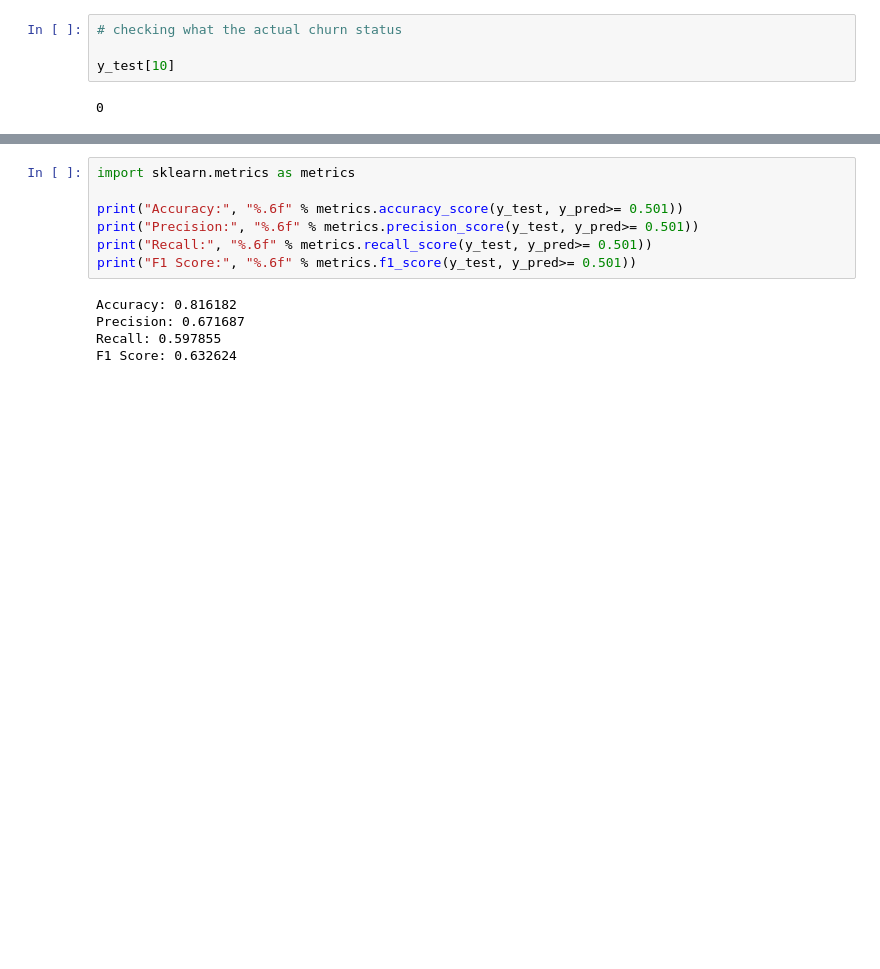
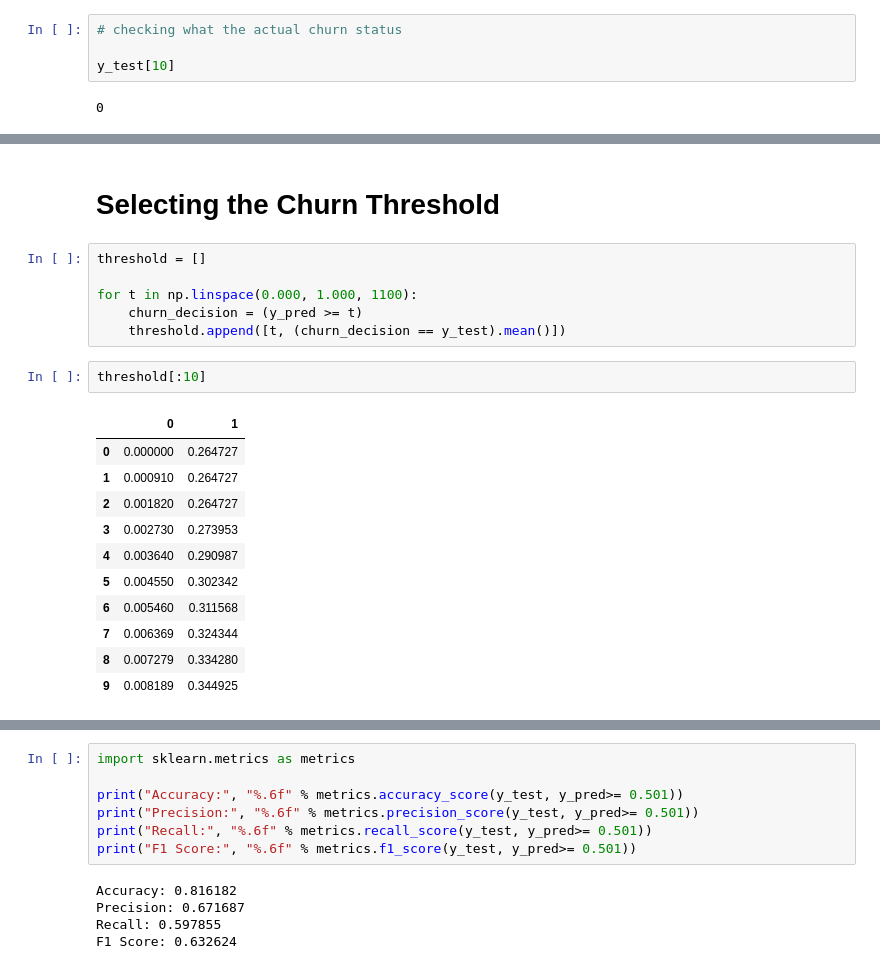
Before and after one commit to a-kravets/Data-Analytics-Projects, a Jupyter notebook: Churn Prediction/churn-prediction.ipynb, the cells around one changed output, grey strips where cells are left out. Cells and saved outputs as stored; diff of their text form; blank space fills up the shorter version.

Commit message:
fixing threshold var to display only 10 rows

```diff
--- a/Churn Prediction/churn-prediction.ipynb
+++ b/Churn Prediction/churn-prediction.ipynb
@@ -1030,0 +943,22 @@ In datasets with class imbalace, the Dummy model may already show a relatively d
+# %% [markdown]
+# Selecting the Churn Threshold
+# %%
+threshold = []
+
+for t in np.linspace(0.000, 1.000, 1100):
+    churn_decision = (y_pred >= t)
+    threshold.append([t, (churn_decision == y_test).mean()])
+# %%
+threshold[:10]
+# %% [output]
+|  | 0 | 1 |
+| 0 | 0.000000 | 0.264727 |
+| 1 | 0.000910 | 0.264727 |
+| 2 | 0.001820 | 0.264727 |
+| 3 | 0.002730 | 0.273953 |
+| 4 | 0.003640 | 0.290987 |
+| 5 | 0.004550 | 0.302342 |
+| 6 | 0.005460 | 0.311568 |
+| 7 | 0.006369 | 0.324344 |
+| 8 | 0.007279 | 0.334280 |
+| 9 | 0.008189 | 0.344925 |
```
Also changed, not shown: parts of 25 cells of this notebook.
